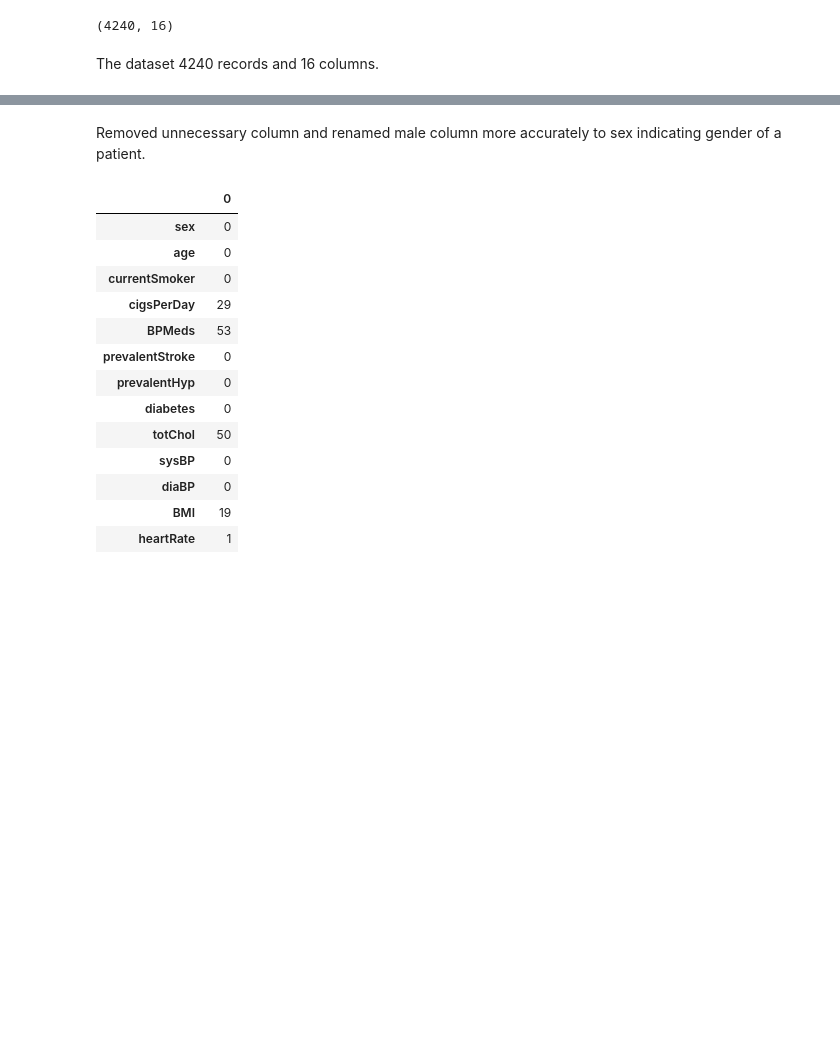
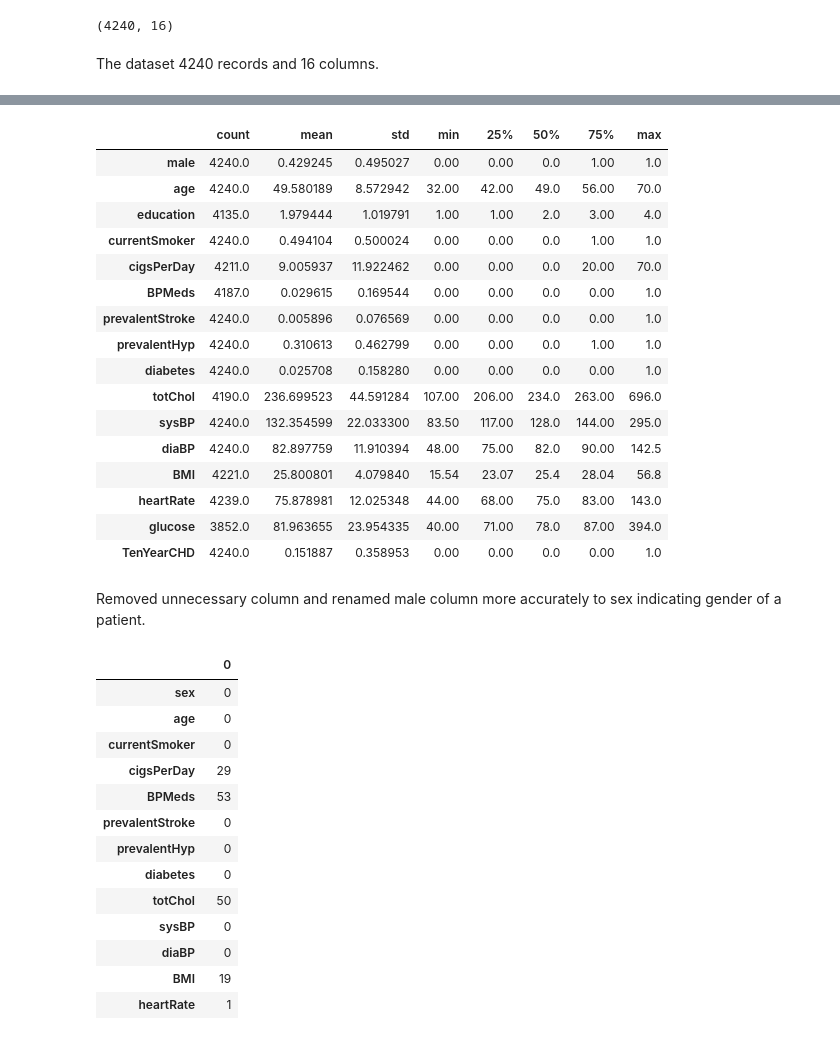
Before and after one commit to rizz045/Heart-Disease-Prediction-Using-Logistic-Regression, a Jupyter notebook: Heart_disease_prediction_using_ANN.ipynb, the cells around one changed output, grey strips where cells are left out. Saved outputs shown, nothing was run; the diff lists cells and outputs as text; code cells hidden in the pictures; blank space fills up the shorter version.

```diff
--- a/Heart_disease_prediction_using_ANN.ipynb
+++ b/Heart_disease_prediction_using_ANN.ipynb
@@ -47,3 +70,23 @@ The dataset 4240 records and 16 columns.
+# %%
+df.describe().T
+# %% [output]
+|  | count | mean | std | min | 25% | 50% | 75% | max |
+| male | 4240.0 | 0.429245 | 0.495027 | 0.00 | 0.00 | 0.0 | 1.00 | 1.0 |
+| age | 4240.0 | 49.580189 | 8.572942 | 32.00 | 42.00 | 49.0 | 56.00 | 70.0 |
+| education | 4135.0 | 1.979444 | 1.019791 | 1.00 | 1.00 | 2.0 | 3.00 | 4.0 |
+| currentSmoker | 4240.0 | 0.494104 | 0.500024 | 0.00 | 0.00 | 0.0 | 1.00 | 1.0 |
+| cigsPerDay | 4211.0 | 9.005937 | 11.922462 | 0.00 | 0.00 | 0.0 | 20.00 | 70.0 |
+| BPMeds | 4187.0 | 0.029615 | 0.169544 | 0.00 | 0.00 | 0.0 | 0.00 | 1.0 |
+| prevalentStroke | 4240.0 | 0.005896 | 0.076569 | 0.00 | 0.00 | 0.0 | 0.00 | 1.0 |
+| prevalentHyp | 4240.0 | 0.310613 | 0.462799 | 0.00 | 0.00 | 0.0 | 1.00 | 1.0 |
+| diabetes | 4240.0 | 0.025708 | 0.158280 | 0.00 | 0.00 | 0.0 | 0.00 | 1.0 |
+| totChol | 4190.0 | 236.699523 | 44.591284 | 107.00 | 206.00 | 234.0 | 263.00 | 696.0 |
+| sysBP | 4240.0 | 132.354599 | 22.033300 | 83.50 | 117.00 | 128.0 | 144.00 | 295.0 |
+| diaBP | 4240.0 | 82.897759 | 11.910394 | 48.00 | 75.00 | 82.0 | 90.00 | 142.5 |
+| BMI | 4221.0 | 25.800801 | 4.079840 | 15.54 | 23.07 | 25.4 | 28.04 | 56.8 |
+| heartRate | 4239.0 | 75.878981 | 12.025348 | 44.00 | 68.00 | 75.0 | 83.00 | 143.0 |
+| glucose | 3852.0 | 81.963655 | 23.954335 | 40.00 | 71.00 | 78.0 | 87.00 | 394.0 |
+| TenYearCHD | 4240.0 | 0.151887 | 0.358953 | 0.00 | 0.00 | 0.0 | 0.00 | 1.0 |
 # %%
 df.drop(['education'], inplace=True, axis=1)
 # %%
```
Also changed, not shown: parts of 21 cells of this notebook.
